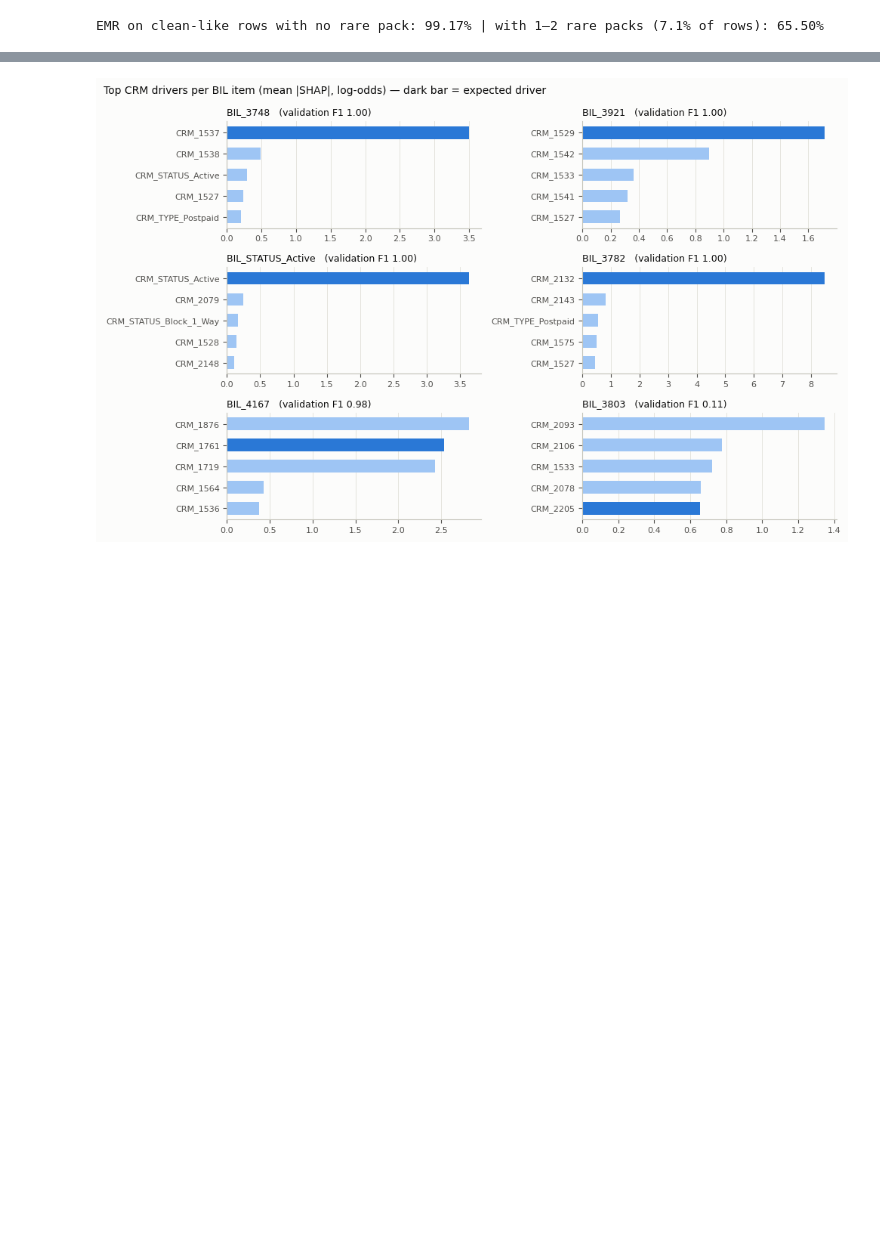
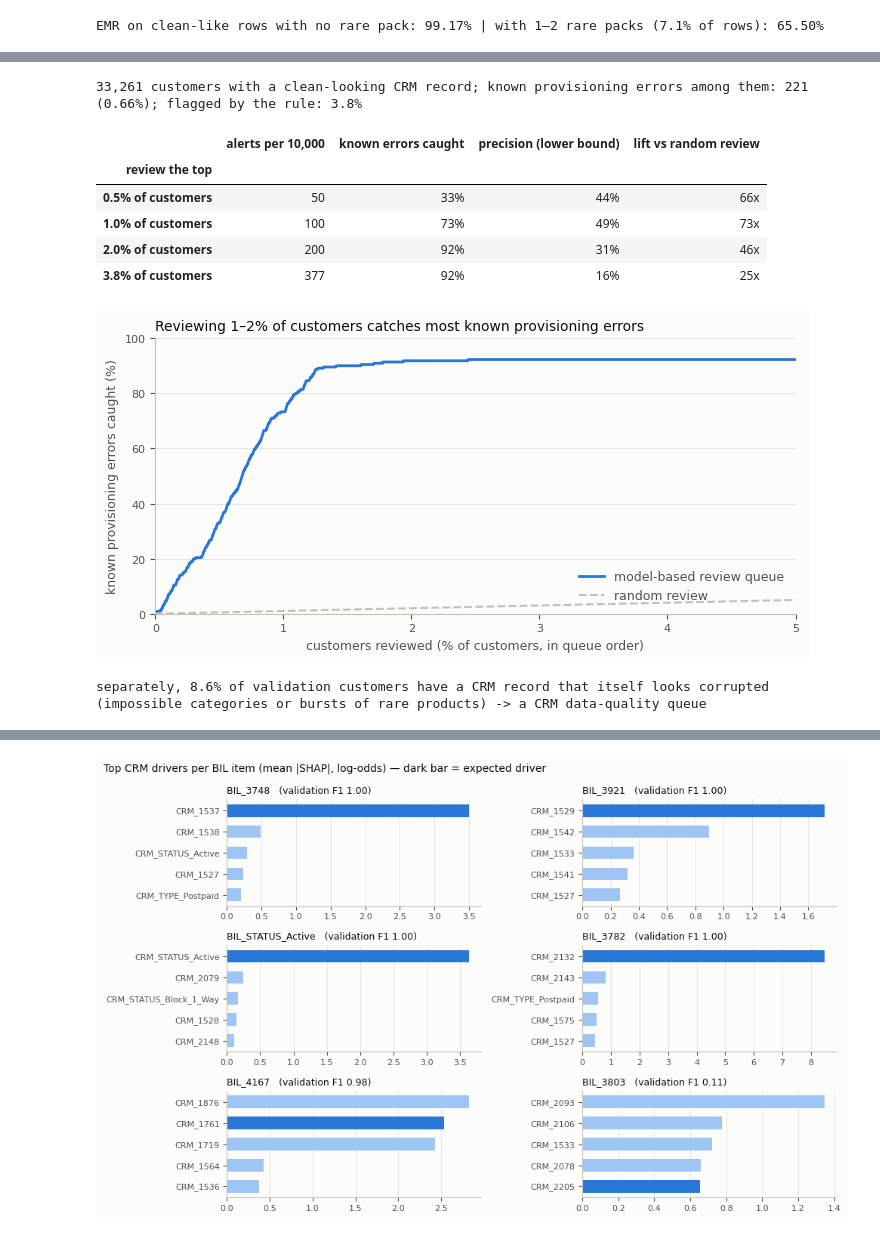
Before and after one commit to therealblitz00/ECQ, a Jupyter notebook: notebooks/sprint3_final.ipynb, the cells around one changed output, grey strips where cells are left out. Drawn from its saved outputs; the diff is of its cells as text; code cells hidden in the pictures; blank space fills up the shorter version.

```diff
--- a/notebooks/sprint3_final.ipynb
+++ b/notebooks/sprint3_final.ipynb
@@ -522,0 +728,49 @@ SHAP values come from LightGBM's built-in TreeSHAP (`pred_contrib=True`, identic
+# %%
+Y_obs = Y_raw[va][cl]                    # what the billing system actually contains
+e = noisy[va][cl]                        # known provisioning errors
+disagree = np.abs(P_val[cl] - Y_obs) > 0.5
+flagged = disagree.any(1)
+n_items = disagree.sum(1)
+rare_cust = rare_tr[va][cl] > 0
+key = (~flagged) * 1000 + rare_cust * 100 + n_items      # unflagged last; rare-product customers last; fewer items first
+order = np.lexsort((np.arange(len(e)), key))
+caught = np.cumsum(e[order]) / max(e.sum(), 1)
+reviewed = np.arange(1, len(e) + 1) / len(e)
+base = e.mean()
+print(f'{len(e):,} customers with a clean-looking CRM record; known provisioning errors among them: '
+      f'{e.sum()} ({base:.2%}); flagged by the rule: {flagged.mean():.1%}')
+rows = []
+for share in (0.005, 0.01, 0.02, flagged.mean()):
+    k = int(share * len(e))
+    hit = e[order[:k]].sum()
+    rows.append({'review the top': f'{share:.1%} of customers', 'alerts per 10,000': round(share * 10_000),
+                 'known errors caught': f'{hit / e.sum():.0%}', 'precision (lower bound)': f'{hit / k:.0%}',
+                 'lift vs random review': f'{hit / k / base:.0f}x'})
+display(pd.DataFrame(rows).set_index('review the top'))
+
+fig, ax = plt.subplots(figsize=(7.2, 3.6))
+ax.plot(reviewed * 100, caught * 100, color=BLUE, lw=2, label='model-based review queue')
+ax.plot([0, 100], [0, 100], color=AXIS, lw=1.5, ls='--', label='random review')
+ax.set_xlim(0, 5)
+ax.set_ylim(0, 100)
+style(ax, grid='y')
+ax.set_xlabel('customers reviewed (% of customers, in queue order)', color=INK2)
+ax.set_ylabel('known provisioning errors caught (%)', color=INK2)
+ax.set_title('Reviewing 1–2% of customers catches most known provisioning errors', loc='left', color=INK, fontsize=10)
+ax.legend(frameon=False, labelcolor=INK2, loc='lower right')
+plt.tight_layout()
+plt.show()
+
+flag_corrupt = ~clean_like[va]
+print(f'separately, {flag_corrupt.mean():.1%} of validation customers have a CRM record that itself looks corrupted '
+      f'(impossible categories or bursts of rare products) -> a CRM data-quality queue')
+# %% [output]
+33,261 customers with a clean-looking CRM record; known provisioning errors among them: 221 (0.66%); flagged by the rule: 3.8%
+|  | alerts per 10,000 | known errors caught | precision (lower bound) | lift vs random review |
+| review the top |  |  |  |  |
+| 0.5% of customers | 50 | 33% | 44% | 66x |
+| 1.0% of customers | 100 | 73% | 49% | 73x |
+| 2.0% of customers | 200 | 92% | 31% | 46x |
+| 3.8% of customers | 377 | 92% | 16% | 25x |
+[figure, added]
+separately, 8.6% of validation customers have a CRM record that itself looks corrupted (impossible categories or bursts of rare products) -> a CRM data-quality queue
```
Also changed, not shown: parts of 23 cells of this notebook, 13 other files.
